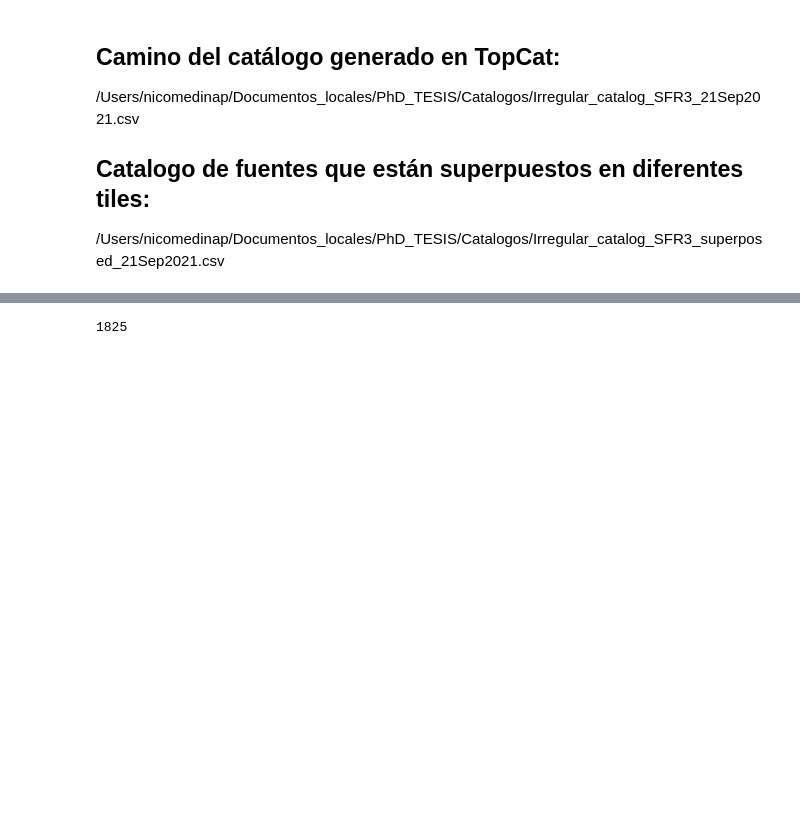
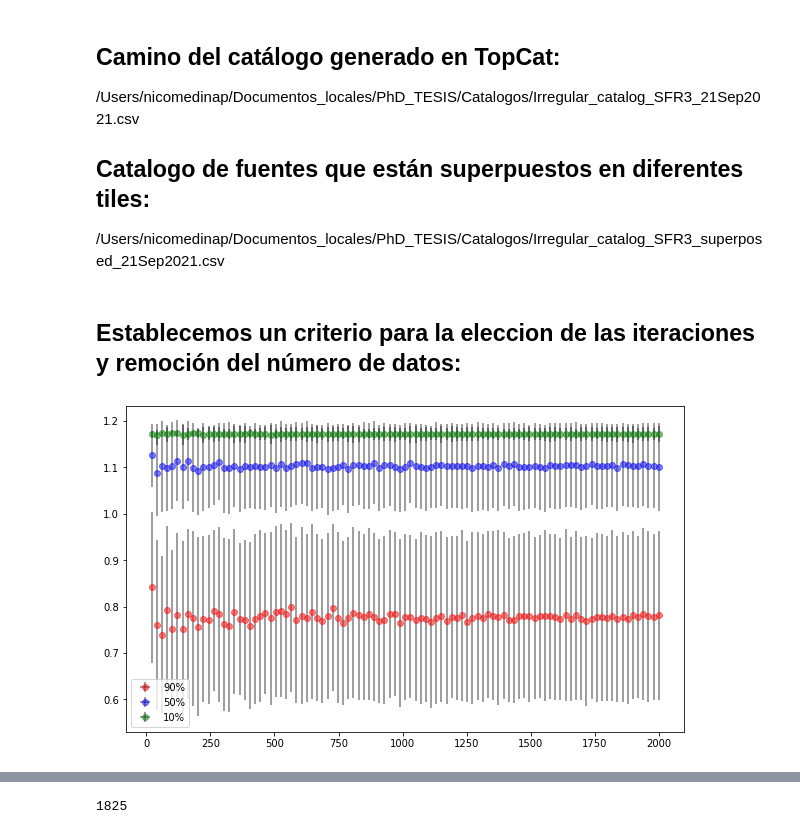
Before and after one commit to nicomedinap/PhDThesis, a Jupyter notebook: SFR_3.ipynb, the cells around one changed output, grey strips where cells are left out. Cells and saved outputs as stored; diff of their text form; code cells hidden in the pictures; blank space fills up the shorter version.

```diff
--- a/SFR_3.ipynb
+++ b/SFR_3.ipynb
@@ -141,7 +142,7 @@ def DKs_bootstrap(mag,iteraciones=1000,porcentaje=0.5,show_hist=False):
     import numpy as np
     from random import sample
 
-    N = len(mag)-1
+    N = len(mag)
 
     bootstrap = np.zeros(iteraciones)
 
@@ -196,0 +285,22 @@ def MeanKs_bootstrap(mag,iteraciones=1000,porcentaje=0.1,show_hist=False):
+# %% [markdown]
+## Establecemos un criterio para la eleccion de las iteraciones y remoción del número de datos:
+# %%
+iteraciones = np.linspace(0,2000, 100)
+
+info90 = np.zeros((len(iteraciones),2))
+info50 = info90*0
+info10 = info90*0
+
+info90 = np.array([ DKs_bootstrap(mag2,porcentaje=0.9,iteraciones=int(i)) for i in iteraciones])
+info50 = np.array([ DKs_bootstrap(mag2,porcentaje=0.5,iteraciones=int(i)) for i in iteraciones])
+info10 = np.array([ DKs_bootstrap(mag2,porcentaje=0.1,iteraciones=int(i)) for i in iteraciones])
+
+plt.figure(figsize=(10,6))
+plt.errorbar(iteraciones, info90[:,0],info90[:,1],0,'or', label='90%',linestyle='none', ecolor='black', alpha=0.5,capsize=0)
+plt.errorbar(iteraciones, info50[:,0],info50[:,1],0,'ob', label='50%',linestyle='none', ecolor='black', alpha=0.5,capsize=0)
+plt.errorbar(iteraciones, info10[:,0],info10[:,1],0,'og', label='10%',linestyle='none', ecolor='black', alpha=0.5,capsize=0)
+plt.legend(loc='best')
+#plt.xscale('log')
+plt.show()
+# %% [output]
+[figure, added]
```
Also changed, not shown: parts of 22 cells of this notebook.
